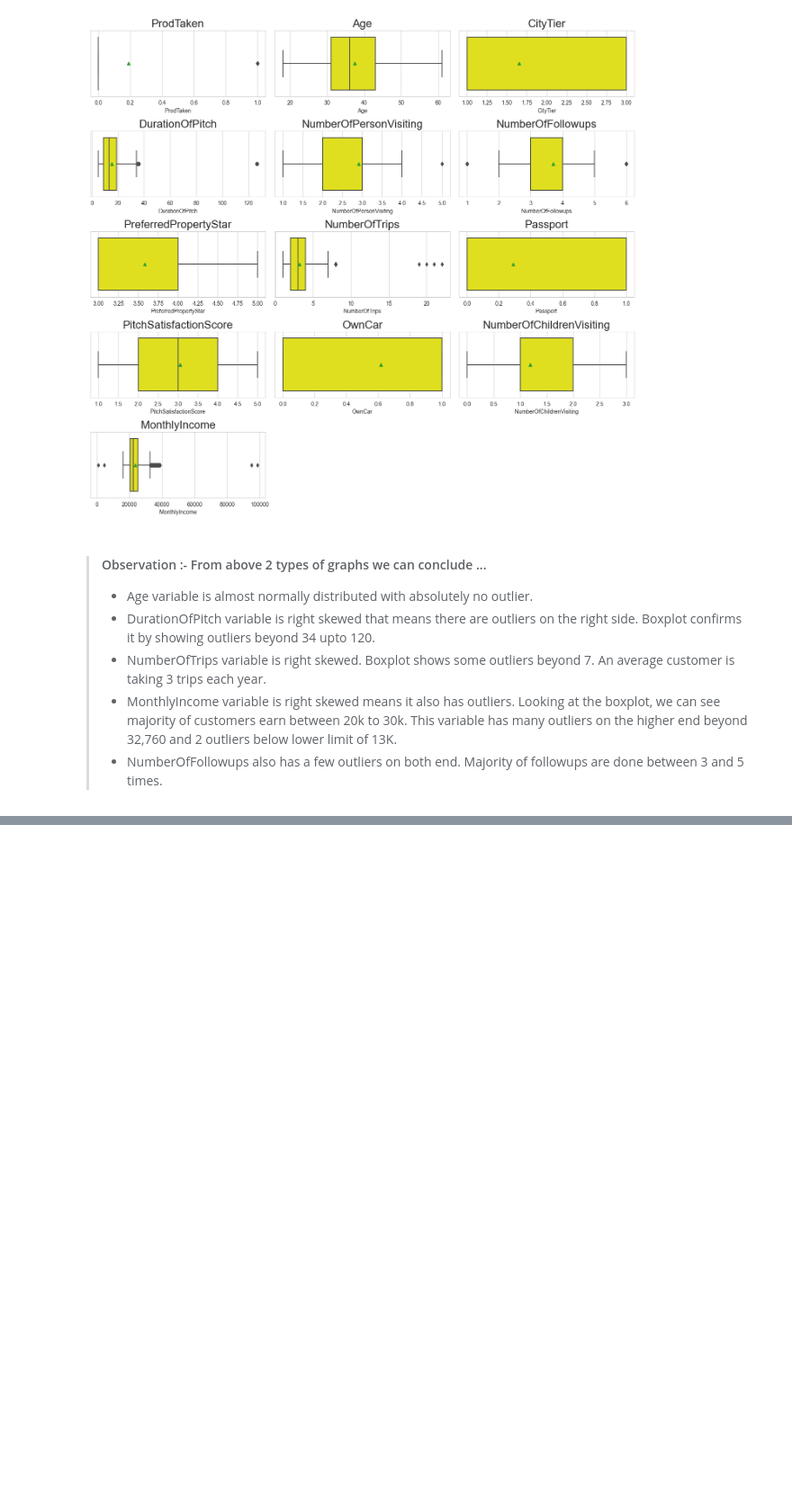
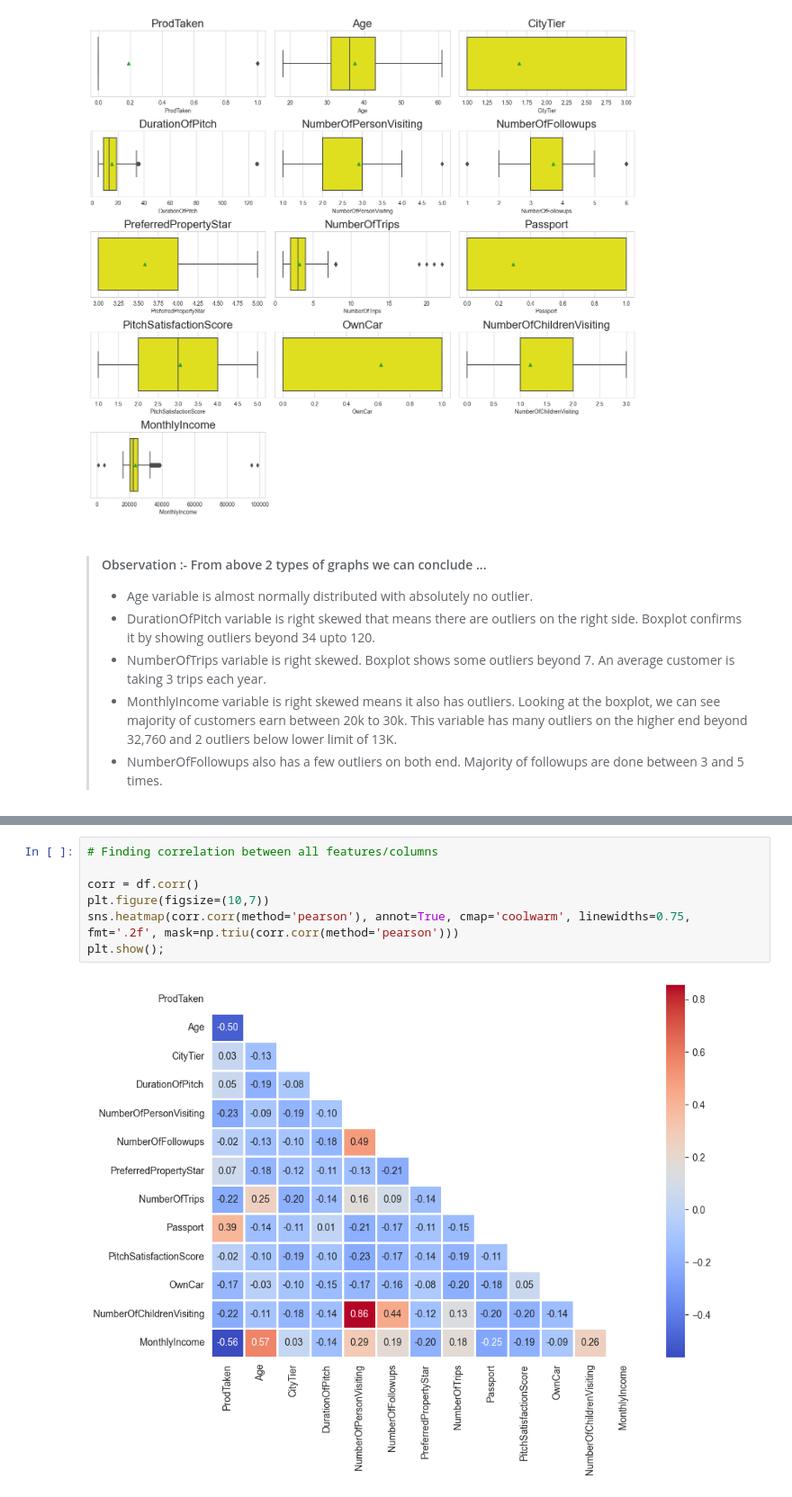
Before and after one commit to HimGos/ineuron_advance_assignments, a Jupyter notebook: Travel Dataset - EDA & FE/EDA.ipynb, the cells around one changed output, grey strips where cells are left out. Shown at 90% size. Cells and saved outputs as stored; diff of their text form; blank space fills up the shorter version.

```diff
--- a/Travel Dataset - EDA & FE/EDA.ipynb
+++ b/Travel Dataset - EDA & FE/EDA.ipynb
@@ -662,0 +649,9 @@ df["Age"] = np.where(df["Age"] >75, median,df['Age'])
+# %%
+# Finding correlation between all features/columns
+
+corr = df.corr()
+plt.figure(figsize=(10,7))
+sns.heatmap(corr.corr(method='pearson'), annot=True, cmap='coolwarm', linewidths=0.75, fmt='.2f', mask=np.triu(corr.corr(method='pearson')))
+plt.show();
+# %% [output]
+[figure, added]
```
Also changed, not shown: parts of 62 cells of this notebook.
